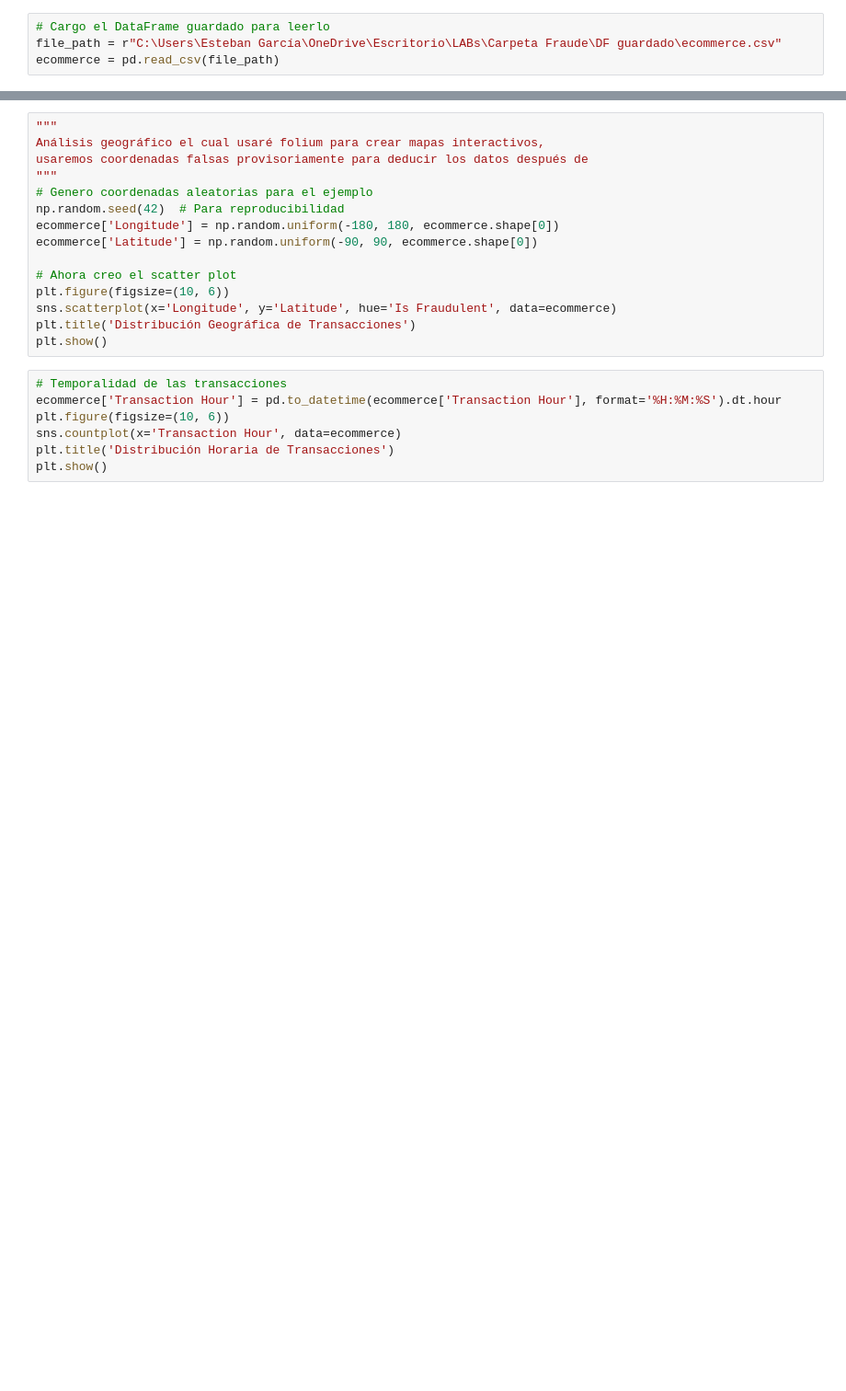
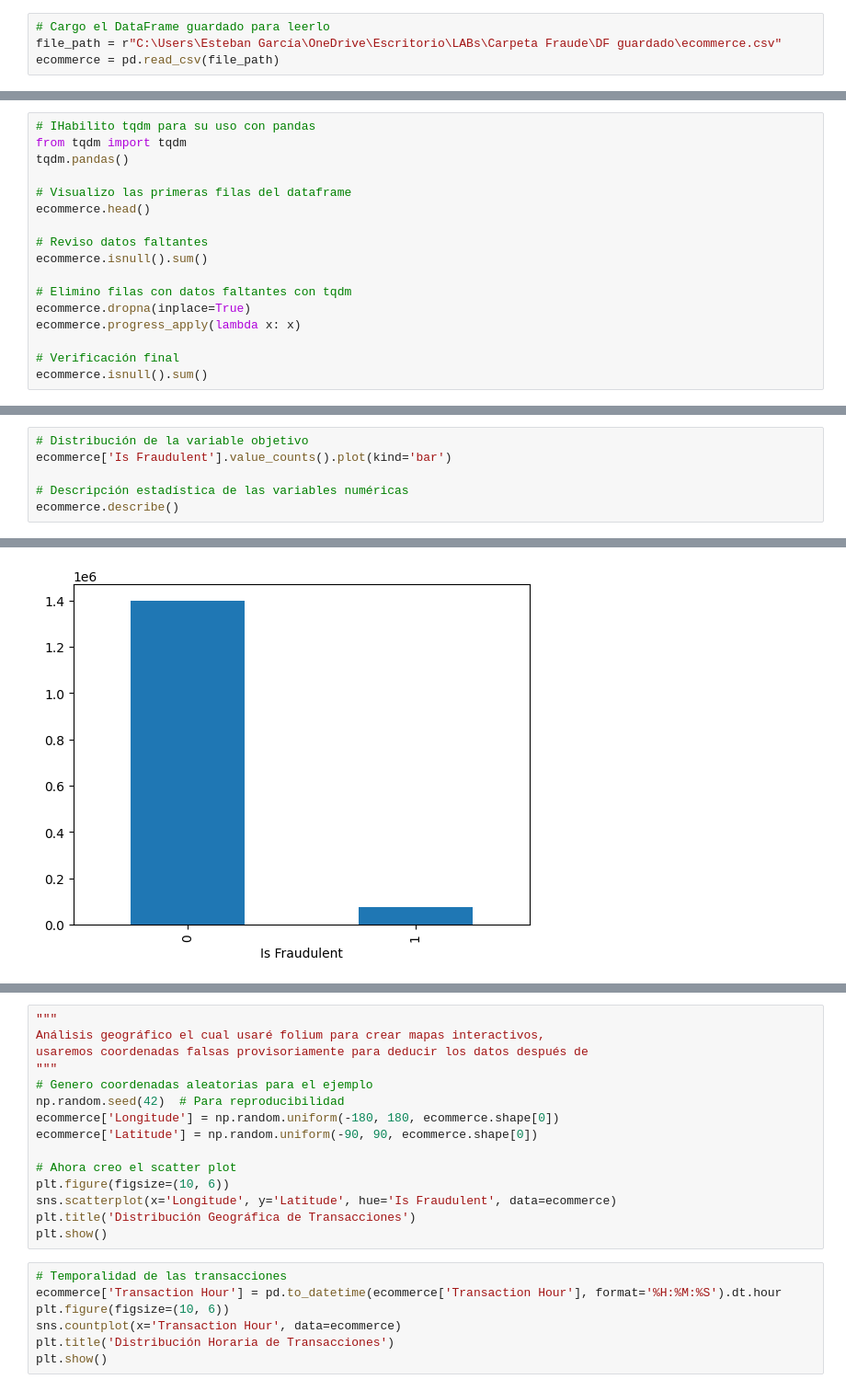
Before and after one commit to No-Country-simulation/c19-107-ft-data-bi-Fraude-en-Transacciones-Financieras, a Jupyter notebook: Notebook ETL & EDA/EDA.ipynb, the cells around one changed output, grey strips where cells are left out. Shown at 92% size. Drawn from its saved outputs; the diff is of its cells as text; blank space fills up the shorter version.

```diff
--- a/Notebook ETL & EDA/EDA.ipynb
+++ b/Notebook ETL & EDA/EDA.ipynb
@@ -52,0 +78,17 @@ ecommerce
+# %%
+# IHabilito tqdm para su uso con pandas
+from tqdm import tqdm
+tqdm.pandas()
+
+# Visualizo las primeras filas del dataframe
+ecommerce.head()
+
+# Reviso datos faltantes
+ecommerce.isnull().sum()
+
+# Elimino filas con datos faltantes con tqdm
+ecommerce.dropna(inplace=True)
+ecommerce.progress_apply(lambda x: x)
+
+# Verificación final
+ecommerce.isnull().sum()
@@ -74,0 +208,7 @@ print(f"Fecha final: {fecha_final}")
+# %%
+# Distribución de la variable objetivo
+ecommerce['Is Fraudulent'].value_counts().plot(kind='bar')
+
+# Descripción estadística de las variables numéricas
+ecommerce.describe()
+# %% [output]
@@ -75,3 +224,4 @@ print(f"Fecha final: {fecha_final}")
+[figure, added]
 # %%
 # Distribución de datos
 plt.figure(figsize=(10, 6))
```
Also changed, not shown: parts of 35 cells of this notebook, 1 other file.
